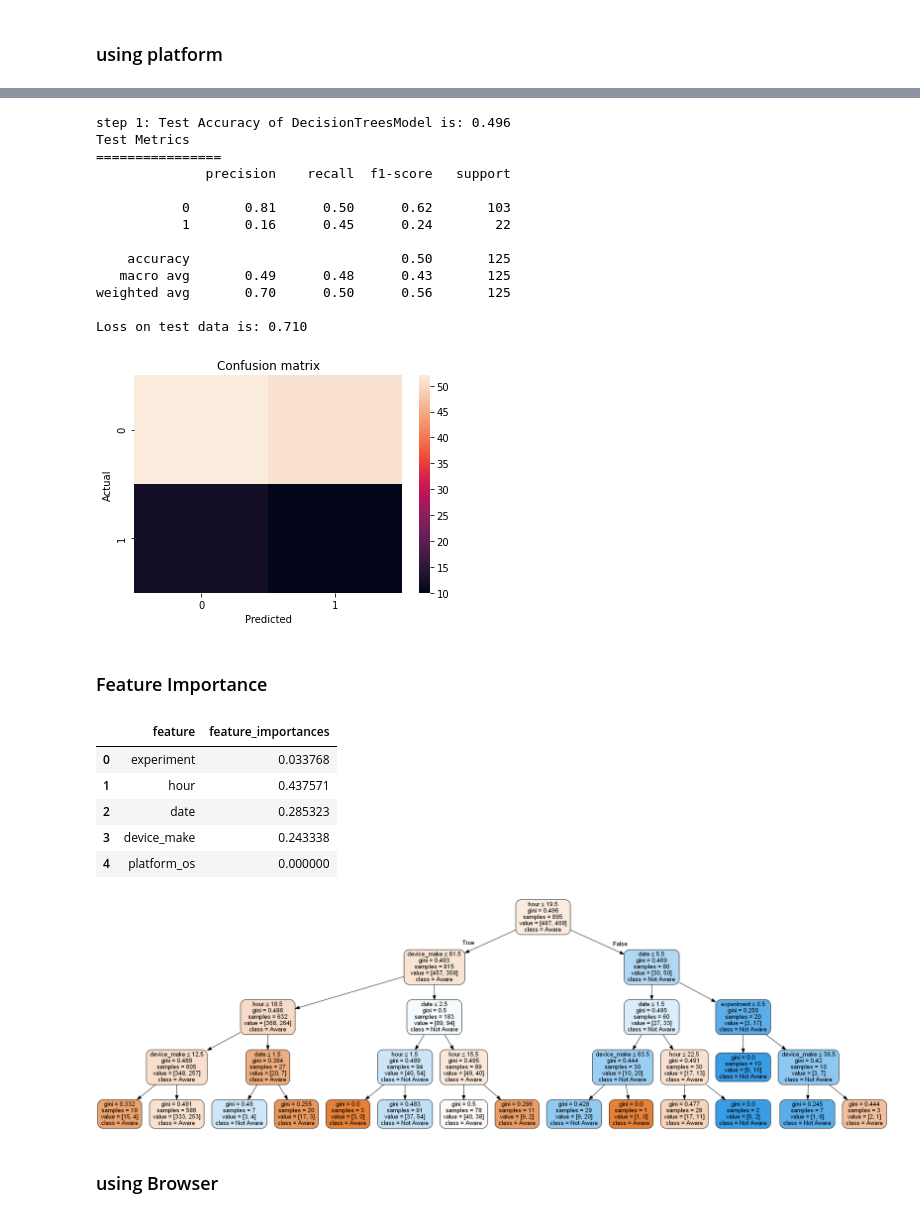
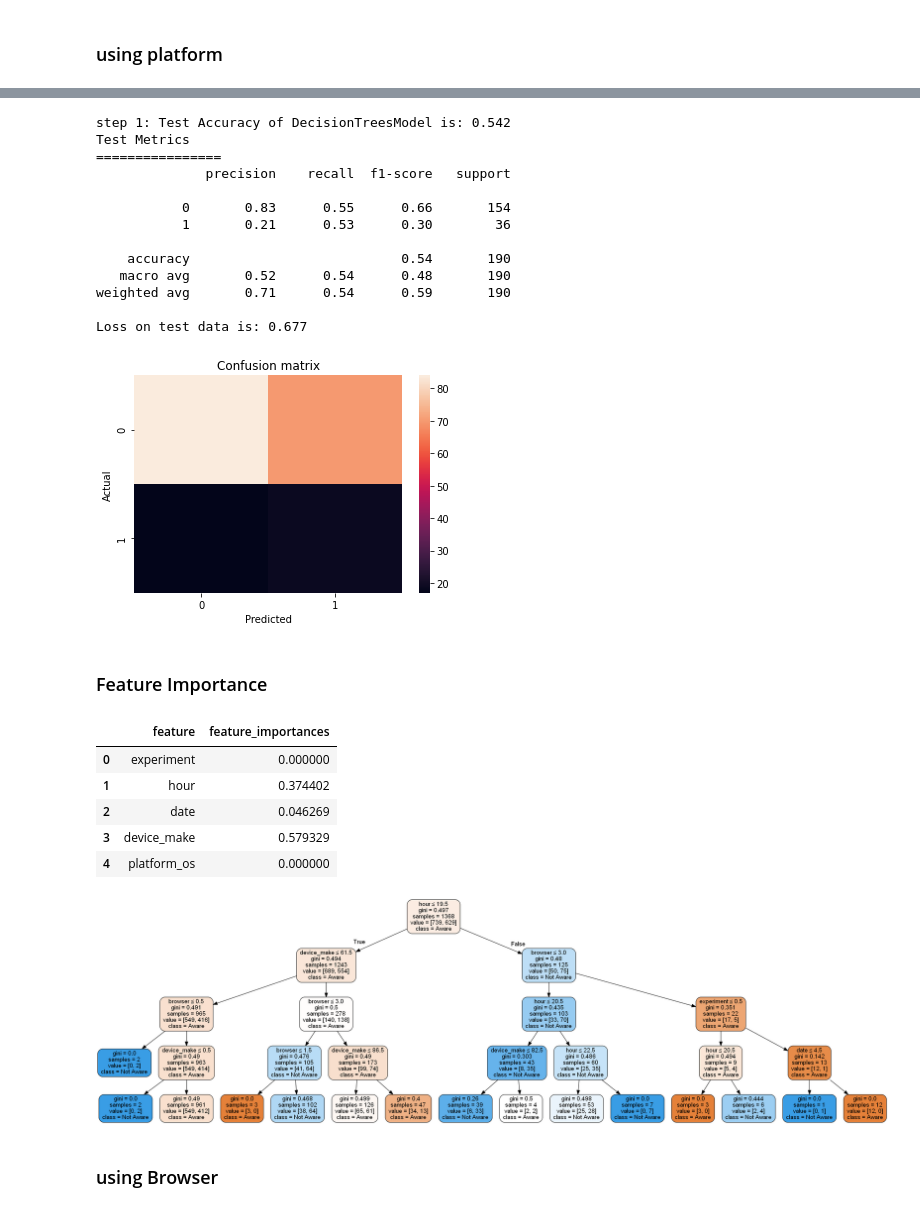
Before and after one commit to dagmawiii03/Ab_Hypothesis_Testing, a Jupyter notebook: Notebooks/ML__AbTest.ipynb, the cells around one changed output, grey strips where cells are left out. Cells and saved outputs as stored; diff of their text form; code cells hidden in the pictures.

```diff
--- a/Notebooks/ML__AbTest.ipynb
+++ b/Notebooks/ML__AbTest.ipynb
@@ -186,10 +211,13 @@ def write_model(self, file_name):
 ### using platform
 # %%
 #using platform df
-feature_cols = ["experiment", "hour", "date", 'device_make', 'platform_os']
 
-X = platform_df[feature_cols]
-y = platform_df[['response']]
+X = platform_df.drop('response', axis=1) #prediction features
+y = platform_df['response'] #target feature
+
+
+#X = platform_df[feature_cols]
+#y = platform_df[['response']]
 
 test_size = 0.1
 
@@ -220,20 +248,20 @@ test_acc, loss, report, confusion_matrix = decisionTreesModel.test()
 print(f"Loss on test data is: {loss:.3f}")
 print()
 # %% [output]
-step 1: Test Accuracy of DecisionTreesModel is: 0.496
+step 1: Test Accuracy of DecisionTreesModel is: 0.542
 Test Metrics
 ================
               precision    recall  f1-score   support
 
-           0       0.81      0.50      0.62       103
-           1       0.16      0.45      0.24        22
+           0       0.83      0.55      0.66       154
+           1       0.21      0.53      0.30        36
 
-    accuracy                           0.50       125
-   macro avg       0.49      0.48      0.43       125
-weighted avg       0.70      0.50      0.56       125
+    accuracy                           0.54       190
+   macro avg       0.52      0.54      0.48       190
+weighted avg       0.71      0.54      0.59       190
 
-Loss on test data is: 0.710
+Loss on test data is: 0.677
-[figure, old version]
+[figure, new version]
 # %% [markdown]
 ### Feature Importance
 # %%
@@ -241,28 +269,28 @@ Loss on test data is: 0.710
 decisionTreesModel.get_feature_importance()
 # %% [output]
 |  | feature | feature_importances |
-| 0 | experiment | 0.033768 |
-| 1 | hour | 0.437571 |
-| 2 | date | 0.285323 |
-| 3 | device_make | 0.243338 |
+| 0 | experiment | 0.000000 |
+| 1 | hour | 0.374402 |
+| 2 | date | 0.046269 |
+| 3 | device_make | 0.579329 |
 | 4 | platform_os | 0.000000 |
 # %%
 #visualization
 dot_data = StringIO()
 
 leaves_parallel=False
 feature_cols = ["experiment", "hour", "date", 'device_make', 'browser']
 out_put_file = "AbTestDecisionTree.dot"
 
 dot_data = export_graphviz(clf, out_file=out_put_file,
                 filled=True, rounded=True,
                 special_characters=True, feature_names = feature_cols,class_names=['Aware','Not Aware'])
 
 graph = pydotplus.graphviz.graph_from_dot_file(out_put_file)
-graph.write_png('AbTestDecisionTree.png')
+graph.write_png('platform_AbTestDecisionTree.png')
 Image(graph.create_png())
 # %% [output]
-[figure, old version]
+[figure, new version]
 # %% [markdown]
 ### using Browser
 # %%
```
Also changed, not shown: parts of 31 cells of this notebook, 10 other files.
